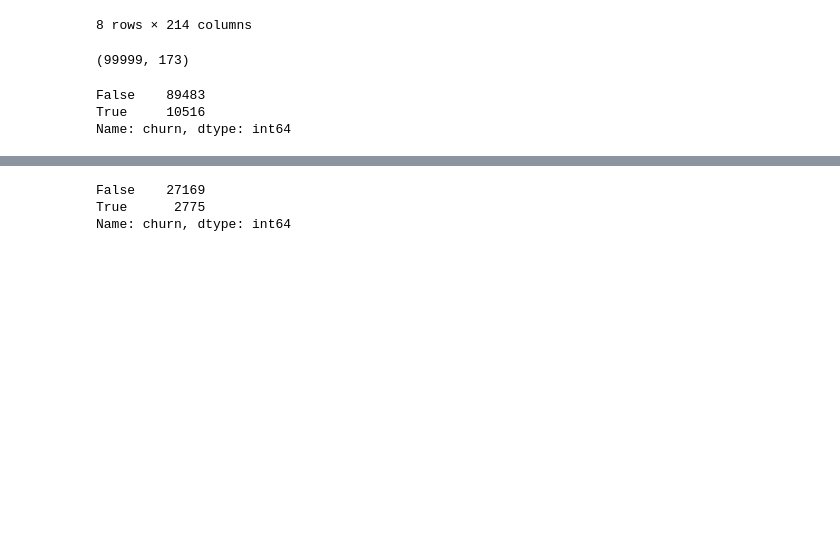
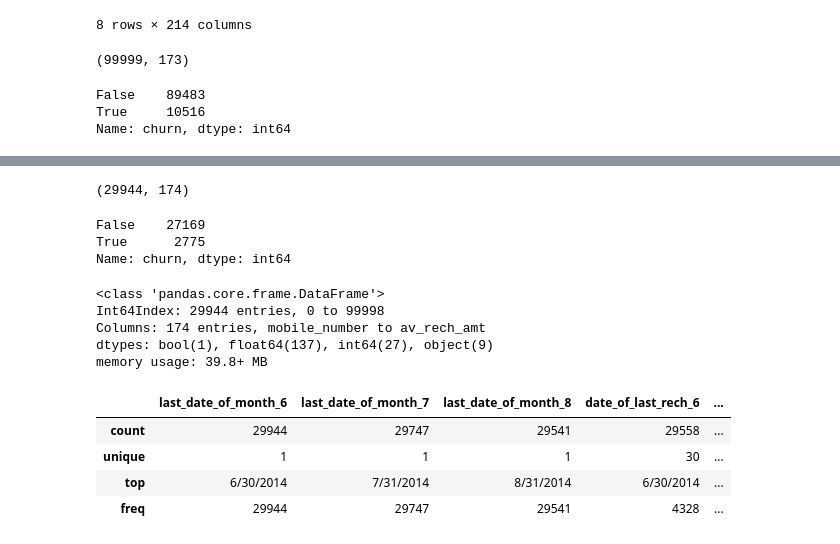
Before and after one commit to hashtaghacker/telecom_churn_pca, a Jupyter notebook: telecom.ipynb, the cells around one changed output, grey strips where cells are left out. Cells and saved outputs as stored; diff of their text form; code cells hidden in the pictures; blank space fills up the shorter version.

```diff
--- a/telecom.ipynb
+++ b/telecom.ipynb
@@ -66,6 +79,29 @@ telecom.shape
+# %%
+telecom = telecom[telecom.av_rech_amt >= 56.387518]
+telecom.shape
+# %% [output]
+(29944, 174)
 # %%
 telecom.churn.value_counts()
 # %% [output]
 False    27169
 True      2775
 Name: churn, dtype: int64
+# %%
+telecom.info()
+# %% [output]
+<class 'pandas.core.frame.DataFrame'>
+Int64Index: 29944 entries, 0 to 99998
+Columns: 174 entries, mobile_number to av_rech_amt
+dtypes: bool(1), float64(137), int64(27), object(9)
+memory usage: 39.8+ MB
+# %%
+pd.set_option('display.max_columns', None)
+pd.set_option('display.max_rows', None)
+telecom.describe(exclude=['bool', 'float64', 'int64'], percentiles=[0.01, 0.1, 0.25, 0.5, 0.75, 0.9, 0.99])
+# %% [output]
+|  | last_date_of_month_6 | last_date_of_month_7 | last_date_of_month_8 | date_of_last_rech_6 | ... |
+| count | 29944 | 29747 | 29541 | 29558 | ... |
+| unique | 1 | 1 | 1 | 30 | ... |
+| top | 6/30/2014 | 7/31/2014 | 8/31/2014 | 6/30/2014 | ... |
+| freq | 29944 | 29747 | 29541 | 4328 | ... |
```
Also changed, not shown: parts of 12 cells of this notebook.
